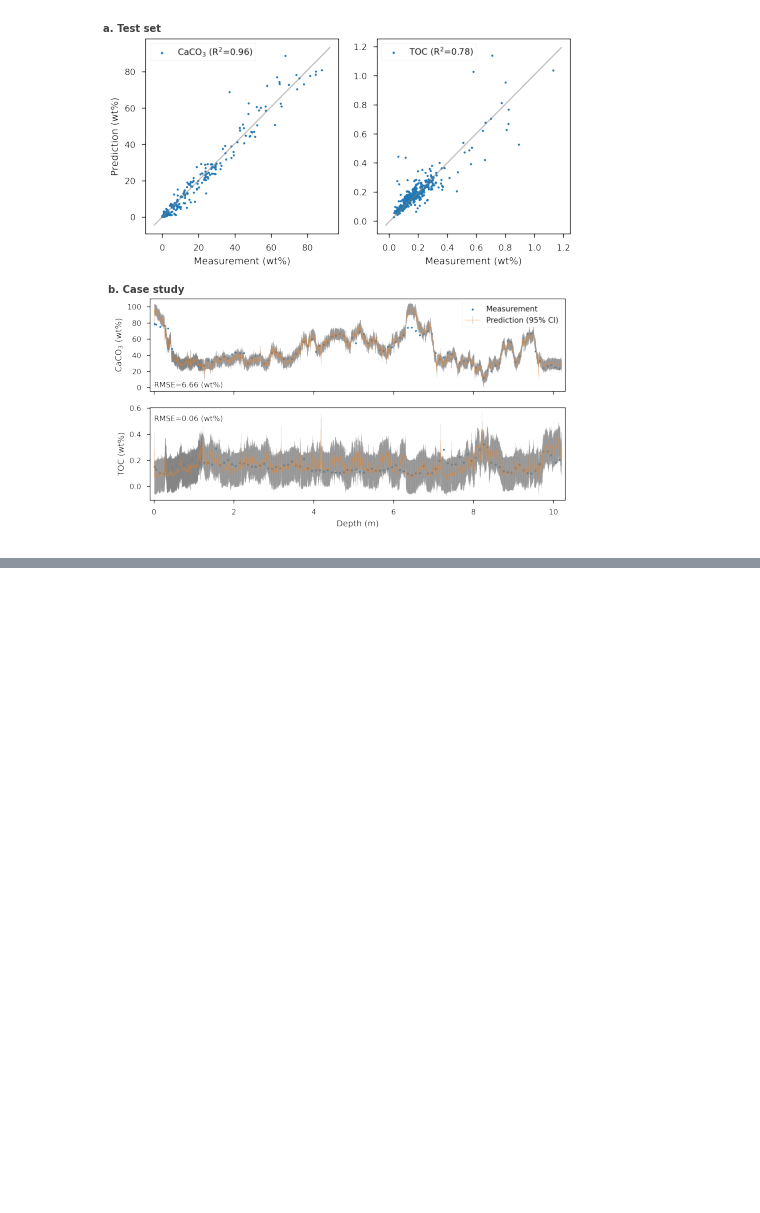
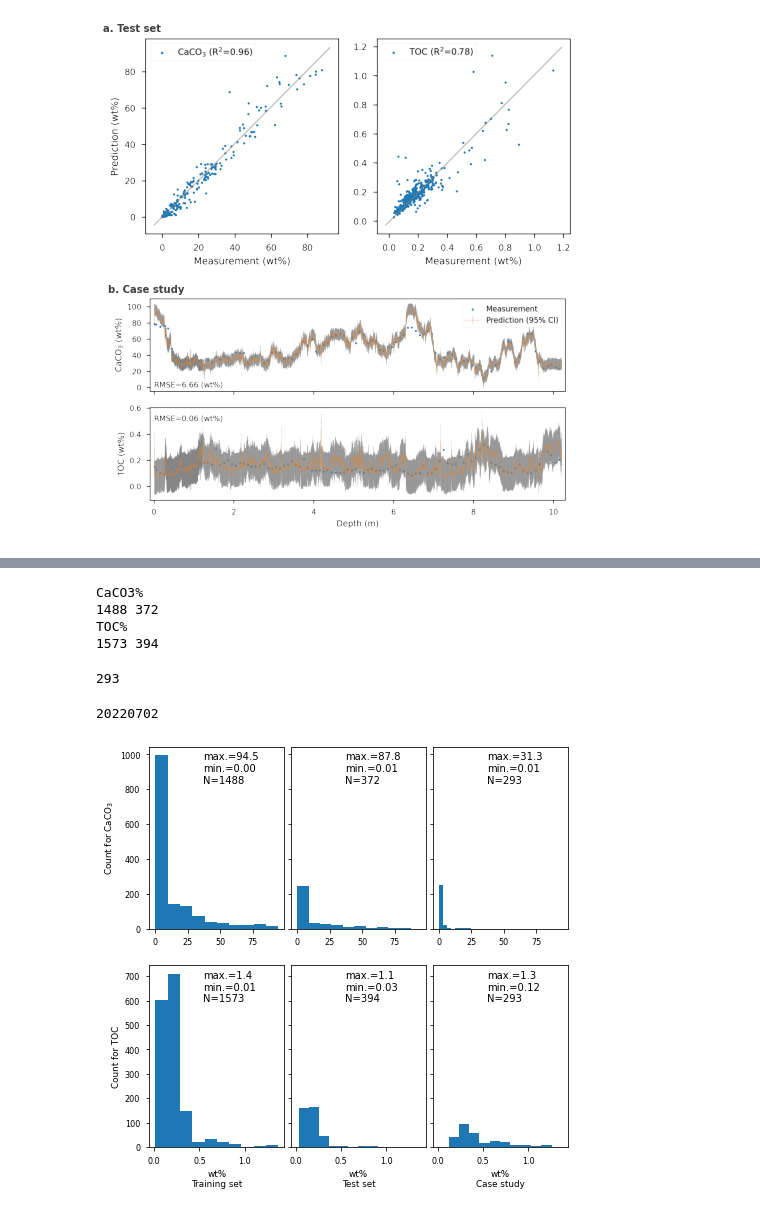
Before and after one commit to dispink/CaCO3_NWP, a Jupyter notebook: plot_for_paper_03.ipynb, the cells around one changed output, grey strips where cells are left out. Saved outputs shown, nothing was run; the diff lists cells and outputs as text; code cells hidden in the pictures; blank space fills up the shorter version.

```diff
--- a/plot_for_paper_03.ipynb
+++ b/plot_for_paper_03.ipynb
@@ -115,0 +273,56 @@ fig.savefig('results/join_figure_0_{}.png'.format(date))
+# %%
+from nwp_cali import PrepareData
+from sklearn.model_selection import train_test_split
+
+y_train = {}
+y_dev = {}
+core_train = {}
+core_dev = {}
+
+for measurement in ['CaCO3%', 'TOC%']:
+    print(measurement)
+    prepare = PrepareData(measurement=measurement)
+    data_df = prepare.select_data()
+    y_train[measurement], y_dev[measurement], core_train[measurement], core_dev[measurement] = train_test_split(data_df[measurement], data_df.core, test_size = 0.2, shuffle = True, random_state = 24)
+    print(len(y_train[measurement]), len(y_dev[measurement]))
+# %% [output]
+CaCO3%
+1488 372
+TOC%
+1573 394
+# %%
+case_df = pd.read_csv('results/predictions_casestudies_20220702.csv', index_col=0)
+# %%
+(~case_df['TOC%'].isna()).sum()
+# %% [output]
+293
+# %%
+fig, axes = plt.subplots(2, 3, sharex='row', sharey='row', figsize=(7.5, 7))
+
+# Here the dev set is marked as Test set on the figure due to the simplification
+# in the paper
+for ax, y, label in zip(axes[0, :], [y_train['CaCO3%'], y_dev['CaCO3%'], case_df['CaCO3%']],
+                                    ['Training set', 'Test set', 'Case study']):
+    ax.hist(y)
+    ax.text(0.4, 0.8, "max.={:.1f}\nmin.={:.2f}\nN={}".format(
+        np.max(y), np.min(y), len(y)), transform=ax.transAxes)
+
+for ax, y, label in zip(axes[1, :], [y_train['TOC%'], y_dev['TOC%'], case_df['TOC%']],
+                                    ['Training set', 'Test set', 'Case study']):
+    ax.hist(y)
+    ax.text(.4, .8, "max.={:.1f}\nmin.={:.2f}\nN={}".format(
+        np.max(y), np.min(y), len(y)), transform=ax.transAxes)
+
+
+    ax.set_xlabel('wt%\n{}'.format(label))
+
+axes[0, 0].set_ylabel('Count for CaCO$_3$')
+axes[1, 0].set_ylabel('Count for TOC')
+
+
+fig.subplots_adjust(wspace=.05, top=.92)
+fig.savefig('results/data_hist_{}.png'.format(date))
+print(date)
+# %% [output]
+20220702
+[figure, added]
```
Also changed, not shown: parts of 7 cells of this notebook.
